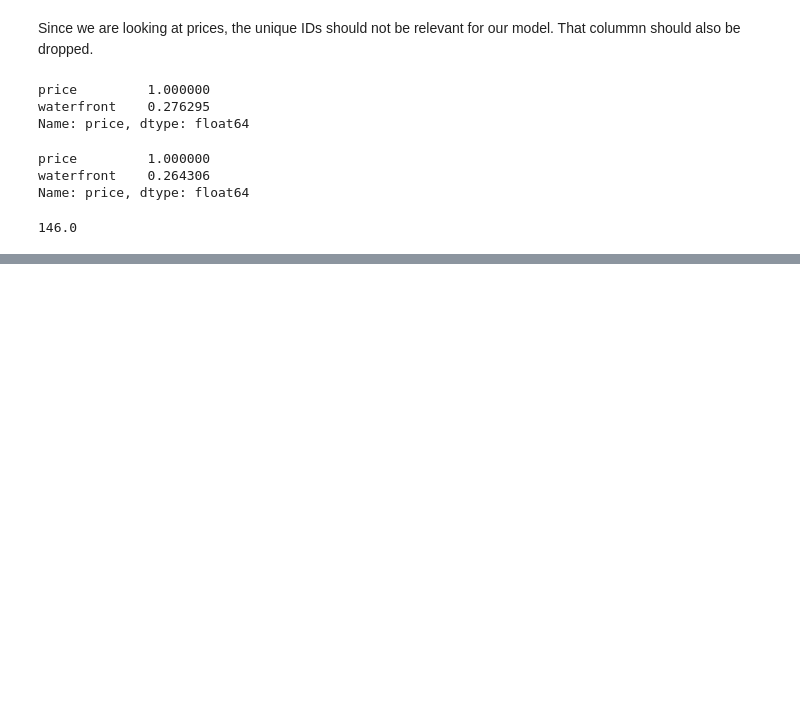
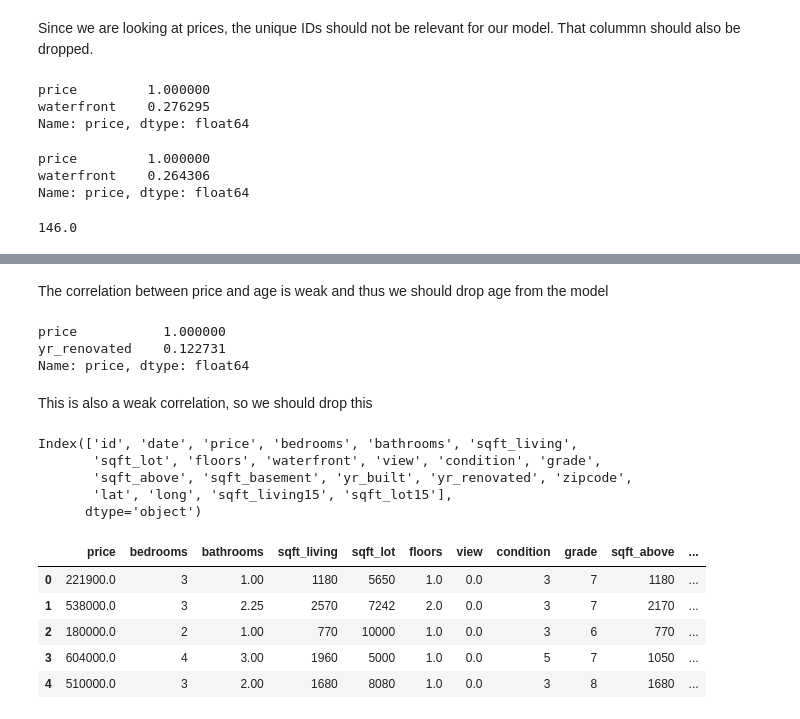
Before and after one commit to dirkstrong1/dsc-v2-mod1-final-project-seattle-ds-080519, a Jupyter notebook: aaron_first_model.ipynb, the cells around one changed output, grey strips where cells are left out. Drawn from its saved outputs; the diff is of its cells as text; code cells hidden in the pictures; blank space fills up the shorter version.

Commit message:
Add more cells trying/finding correlations for price

```diff
--- a/aaron_first_model.ipynb
+++ b/aaron_first_model.ipynb
@@ -346,0 +403,32 @@ wf_replace_na_with_0['waterfront'].sum()
+# %% [markdown]
+The correlation between price and age is weak and thus we should drop age from the model
+# %%
+yrreno_replace_na_with_0 = raw_data.dropna(0)
+only_reno_no_nan_and_price = yrreno_replace_na_with_0.filter(['yr_renovated', 'price'], axis=1)
+only_reno_no_nan_and_price.corr()['price'].sort_values(ascending=False)
+# %% [output]
+price           1.000000
+yr_renovated    0.122731
+Name: price, dtype: float64
+# %% [markdown]
+This is also a weak correlation, so we should drop this
+# %%
+raw_data.columns
+# %% [output]
+Index(['id', 'date', 'price', 'bedrooms', 'bathrooms', 'sqft_living',
+       'sqft_lot', 'floors', 'waterfront', 'view', 'condition', 'grade',
+       'sqft_above', 'sqft_basement', 'yr_built', 'yr_renovated', 'zipcode',
+       'lat', 'long', 'sqft_living15', 'sqft_lot15'],
+      dtype='object')
+# %%
+working_data = raw_data.drop(['id', 'waterfront', 'date', 'yr_built',
+                              'yr_renovated', 'sqft_living15', 'sqft_lot15'], axis=1)
+# %%
+working_data.head()
+# %% [output]
+|  | price | bedrooms | bathrooms | sqft_living | sqft_lot | floors | view | condition | grade | sqft_above | ... |
+| 0 | 221900.0 | 3 | 1.00 | 1180 | 5650 | 1.0 | 0.0 | 3 | 7 | 1180 | ... |
+| 1 | 538000.0 | 3 | 2.25 | 2570 | 7242 | 2.0 | 0.0 | 3 | 7 | 2170 | ... |
+| 2 | 180000.0 | 2 | 1.00 | 770 | 10000 | 1.0 | 0.0 | 3 | 6 | 770 | ... |
+| 3 | 604000.0 | 4 | 3.00 | 1960 | 5000 | 1.0 | 0.0 | 5 | 7 | 1050 | ... |
+| 4 | 510000.0 | 3 | 2.00 | 1680 | 8080 | 1.0 | 0.0 | 3 | 8 | 1680 | ... |
```
Also changed, not shown: parts of 13 cells of this notebook.
